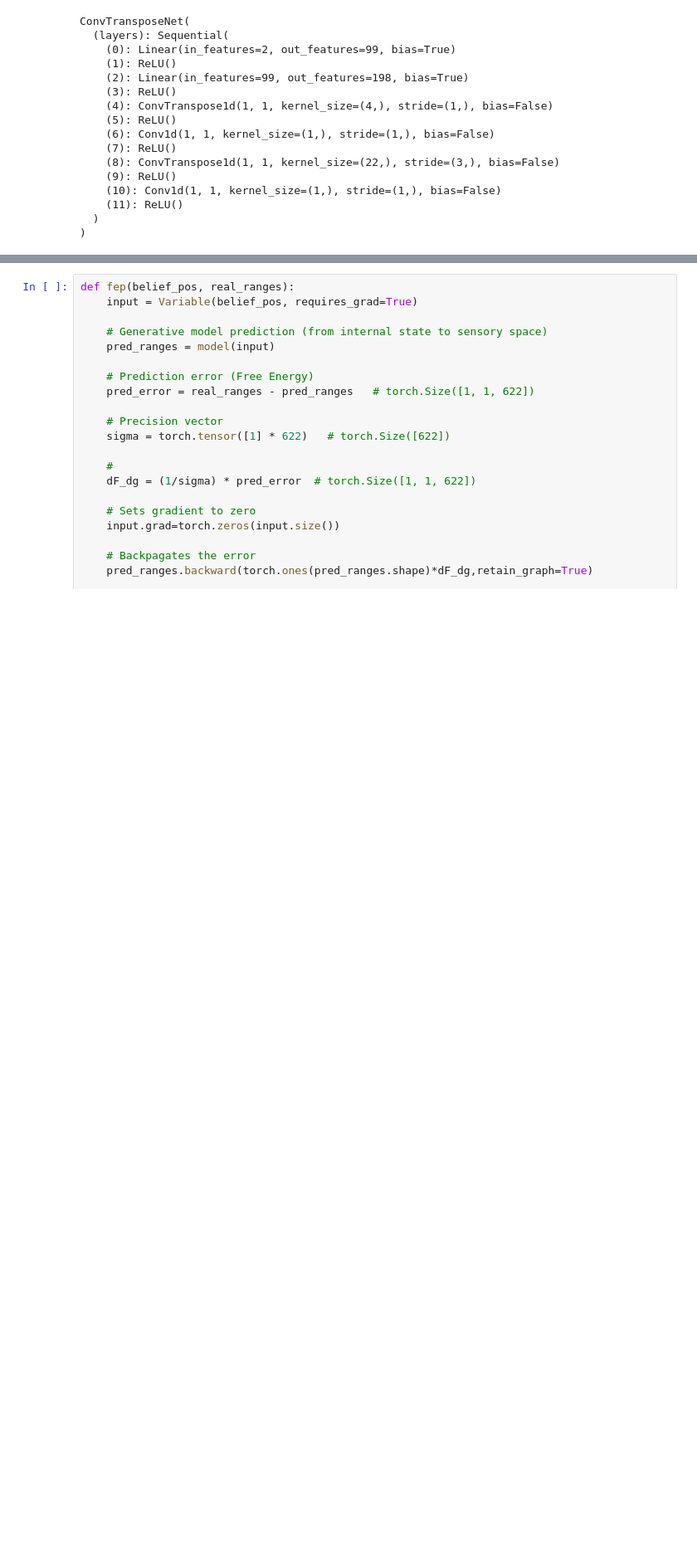
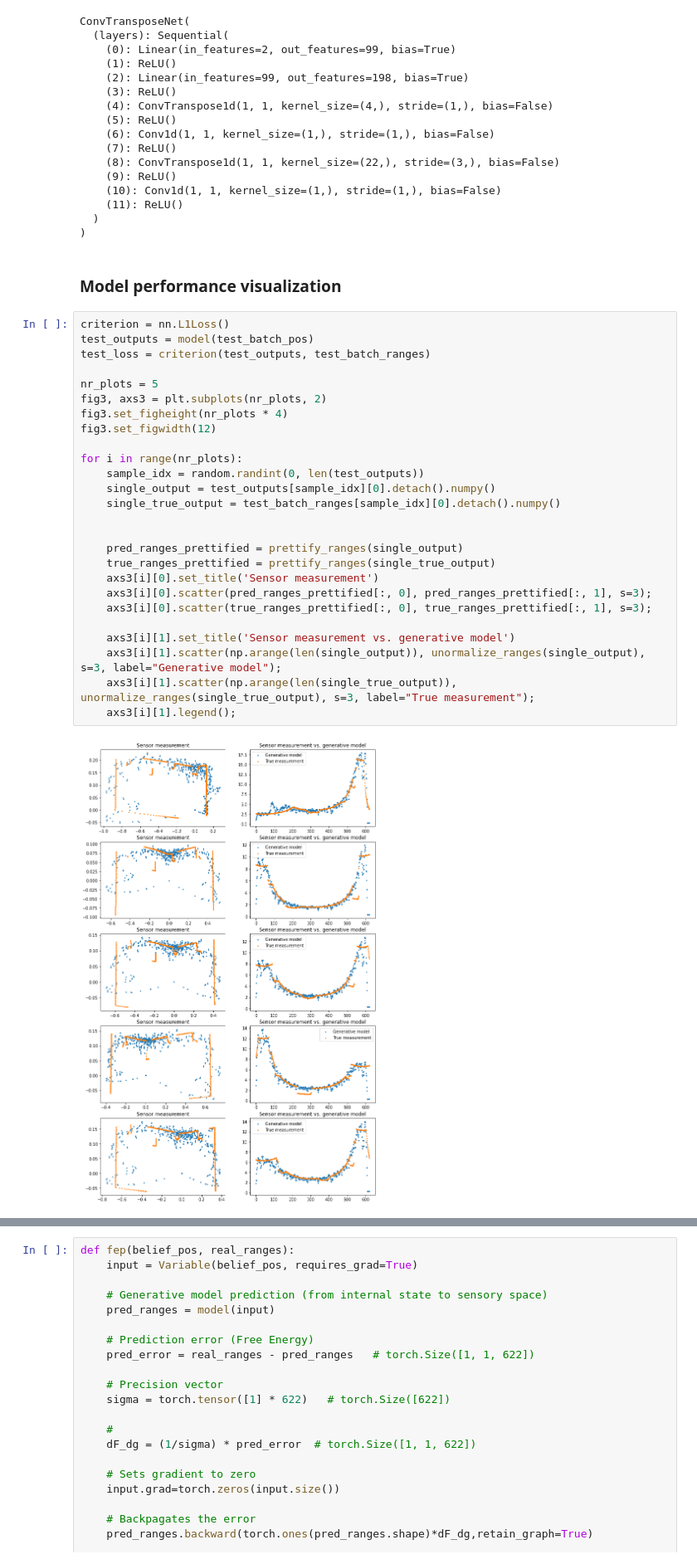
Before and after one commit to daniel-burghardt/predictive-coding-slam, a Jupyter notebook: corridor_two_axis/ANN_&_FEP_model_corridor_two.ipynb, the cells around one changed output, grey strips where cells are left out. Shown at 83% size. Cells and saved outputs as stored; diff of their text form; blank space fills up the shorter version.

```diff
--- a/corridor_two_axis/ANN_&_FEP_model_corridor_two.ipynb
+++ b/corridor_two_axis/ANN_&_FEP_model_corridor_two.ipynb
@@ -321,4 +292,34 @@ ConvTransposeNet(
     (11): ReLU()
   )
 )
+# %% [markdown]
+### Model performance visualization
+# %%
+criterion = nn.L1Loss()
+test_outputs = model(test_batch_pos)
+test_loss = criterion(test_outputs, test_batch_ranges)
+
+nr_plots = 5
+fig3, axs3 = plt.subplots(nr_plots, 2)
+fig3.set_figheight(nr_plots * 4)
+fig3.set_figwidth(12)
+
+for i in range(nr_plots):
+    sample_idx = random.randint(0, len(test_outputs))
+    single_output = test_outputs[sample_idx][0].detach().numpy()
+    single_true_output = test_batch_ranges[sample_idx][0].detach().numpy()
+
+
+    pred_ranges_prettified = prettify_ranges(single_output)
+    true_ranges_prettified = prettify_ranges(single_true_output)
+    axs3[i][0].set_title('Sensor measurement')
+    axs3[i][0].scatter(pred_ranges_prettified[:, 0], pred_ranges_prettified[:, 1], s=3);
+    axs3[i][0].scatter(true_ranges_prettified[:, 0], true_ranges_prettified[:, 1], s=3);
+
+    axs3[i][1].set_title('Sensor measurement vs. generative model')
+    axs3[i][1].scatter(np.arange(len(single_output)), unormalize_ranges(single_output), s=3, label="Generative model");
+    axs3[i][1].scatter(np.arange(len(single_true_output)), unormalize_ranges(single_true_output), s=3, label="True measurement");
+    axs3[i][1].legend();
+# %% [output]
+[figure, new version]
 # %% [markdown]
```
Also changed, not shown: parts of 14 cells of this notebook, 15 other files.
